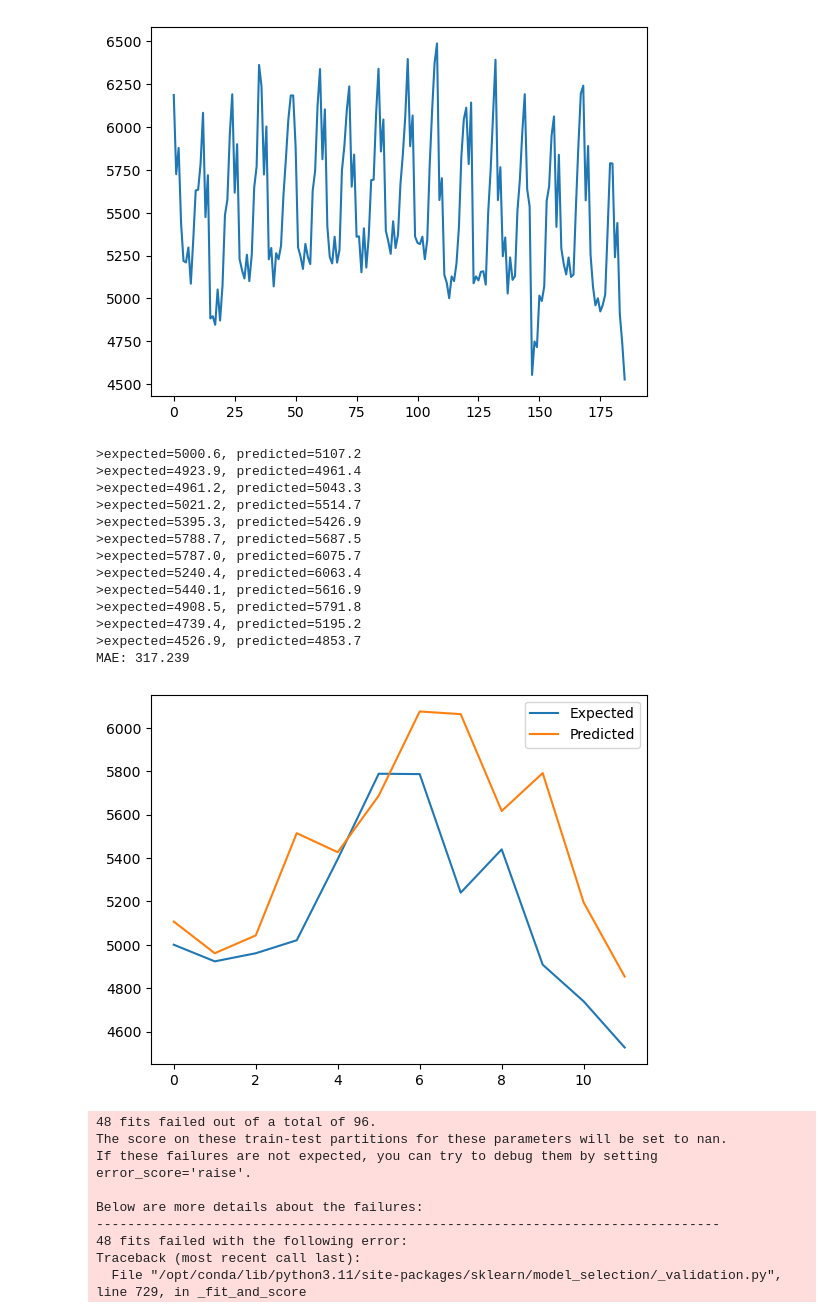
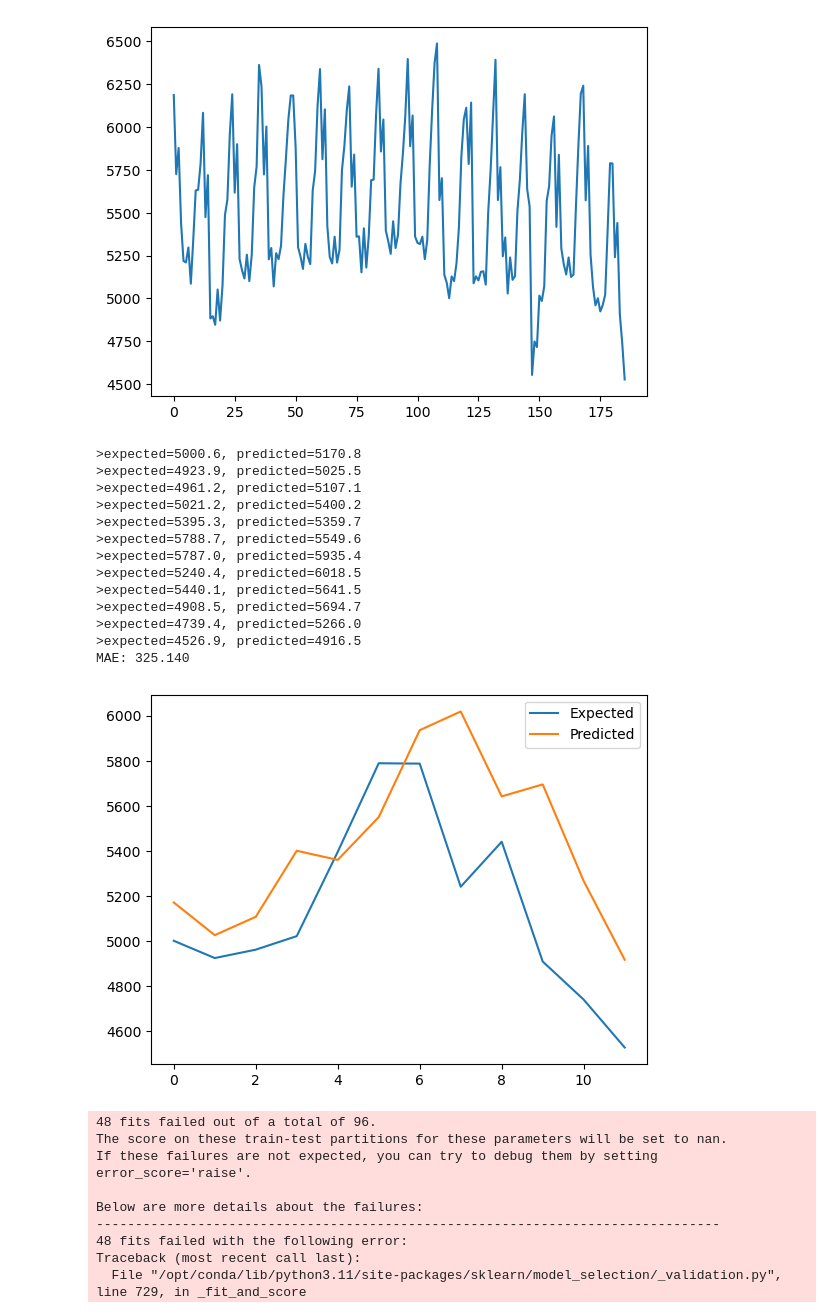
Before and after one commit to CaspervanWetten/DataDetectives, a Jupyter notebook: notebook/prediction.ipynb, the cells around one changed output. Cells and saved outputs as stored; diff of their text form; code cells hidden in the pictures.

```diff
--- a/notebook/prediction.ipynb
+++ b/notebook/prediction.ipynb
@@ -85,7 +87,7 @@ def random_forest_forecast(train, testX):
 	# split into input and output columns
 	trainX, trainy = train[:, :-1], train[:, -1]
 	# fit model
-	model = RandomForestRegressor(n_estimators=1000)
+	model = RandomForestRegressor(max_depth= None, max_features="sqrt", min_samples_leaf= 1, min_samples_split=2, n_estimators=500)
 	model.fit(trainX, trainy)
 	# make a one-step prediction
 	yhat = model.predict([testX])
@@ -101,47 +103,47 @@ def walk_forward_validation(data, n_test):
 	# step over each time-step in the test set
 	for i in range(len(test)):
 		# split test row into input and output columns
 		testX, testy = test[i, :-1], test[i, -1]
 		# fit model on history and make a prediction
 		yhat = random_forest_forecast(history, testX)
 		# store forecast in list of predictions
 		predictions.append(yhat)
 		# add actual observation to history for the next loop
 		history.append(test[i])
 		# summarize progress
 		print('>expected=%.1f, predicted=%.1f' % (testy, yhat))
 	# estimate prediction error
 	error = mean_absolute_error(test[:, -1], predictions)
 	return error, test[:, -1], predictions
 
 # load the dataset
 series = read_csv('elec_date.csv', header=0, index_col=0)
 values = series.values
 # transform the time series data into supervised learning
 data = series_to_supervised(values, n_in=6)
 # evaluate
 mae, y, yhat = walk_forward_validation(data, 12)
 print('MAE: %.3f' % mae)
 # plot expected vs predicted
 pyplot.plot(y, label='Expected')
 pyplot.plot(yhat, label='Predicted')
 pyplot.legend()
 pyplot.show()
 # %% [output]
->expected=5000.6, predicted=5107.2
->expected=4923.9, predicted=4961.4
->expected=4961.2, predicted=5043.3
->expected=5021.2, predicted=5514.7
->expected=5395.3, predicted=5426.9
->expected=5788.7, predicted=5687.5
->expected=5787.0, predicted=6075.7
->expected=5240.4, predicted=6063.4
->expected=5440.1, predicted=5616.9
->expected=4908.5, predicted=5791.8
->expected=4739.4, predicted=5195.2
->expected=4526.9, predicted=4853.7
-MAE: 317.239
+>expected=5000.6, predicted=5170.8
+>expected=4923.9, predicted=5025.5
+>expected=4961.2, predicted=5107.1
+>expected=5021.2, predicted=5400.2
+>expected=5395.3, predicted=5359.7
+>expected=5788.7, predicted=5549.6
+>expected=5787.0, predicted=5935.4
+>expected=5240.4, predicted=6018.5
+>expected=5440.1, predicted=5641.5
+>expected=4908.5, predicted=5694.7
+>expected=4739.4, predicted=5266.0
+>expected=4526.9, predicted=4916.5
+MAE: 325.140
-[figure, old version]
+[figure, new version]
 # %%
 from numpy import asarray
 from pandas import read_csv
```
Also changed, not shown: parts of 10 cells of this notebook, 1 other file.
